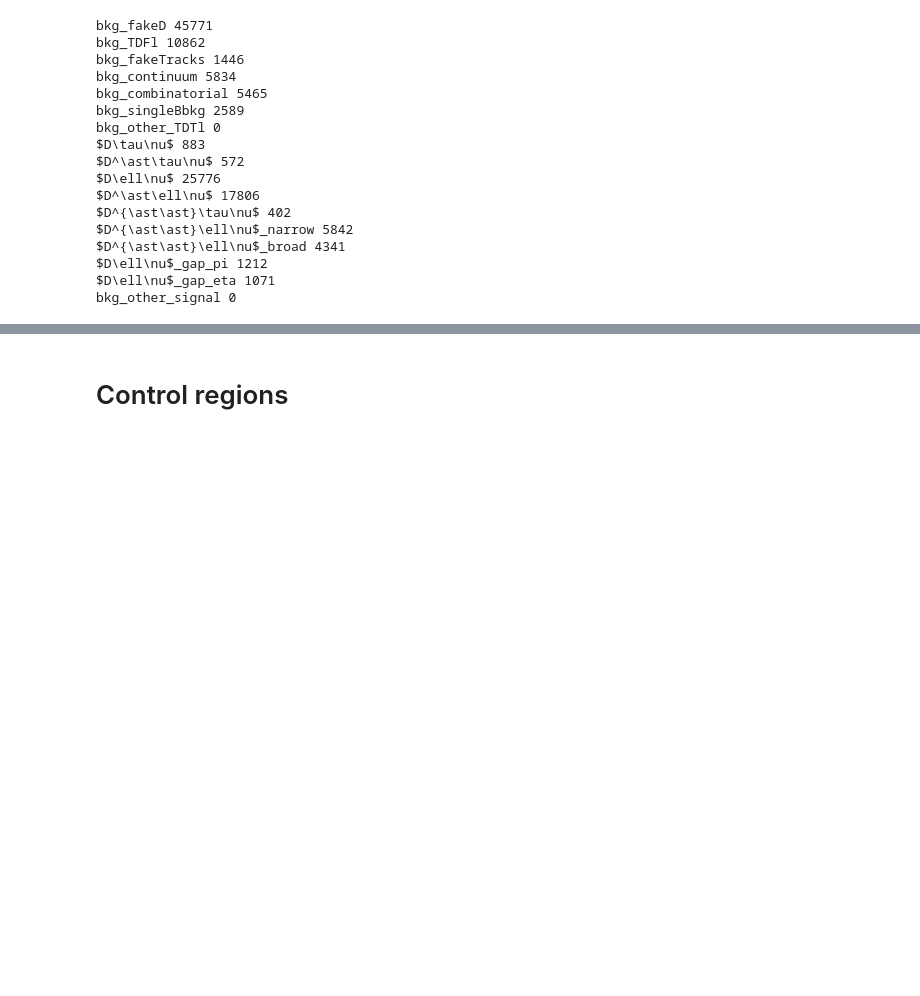
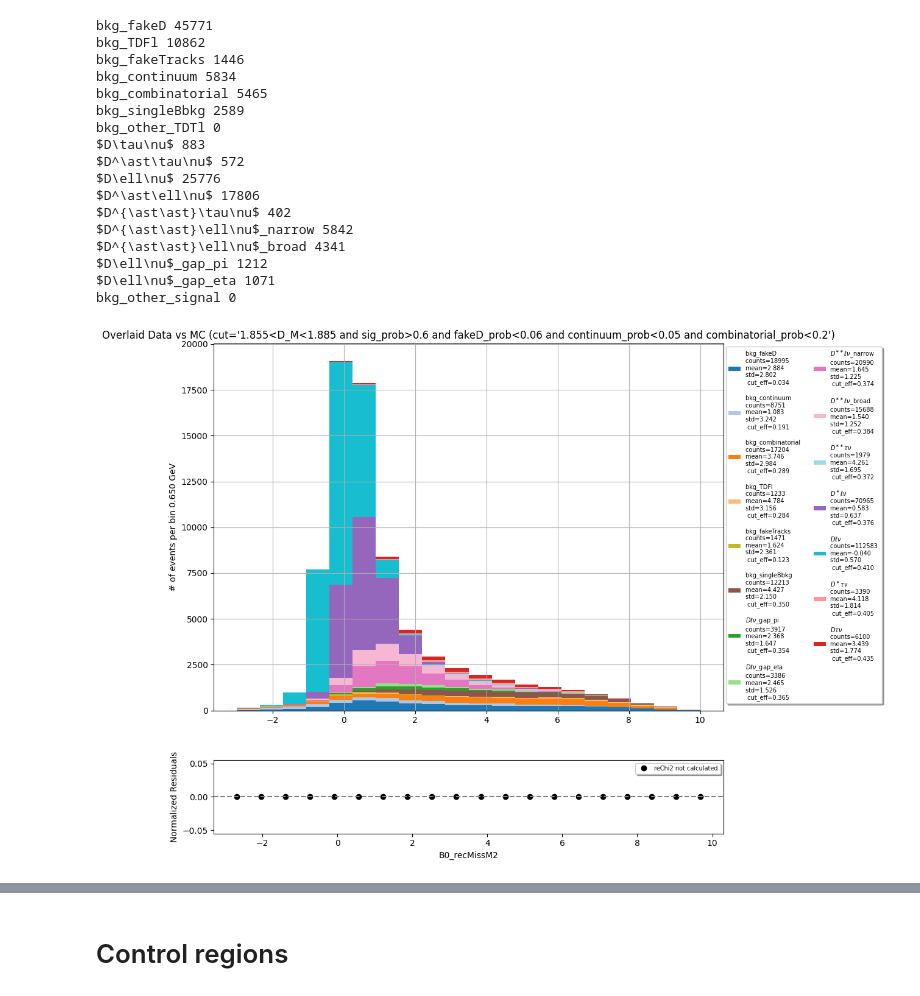
Before and after one commit to zjkjsd/inclusive_R_D, a Jupyter notebook: Notebooks/Plotting/2_PlotNtuple_norm.ipynb, the cells around one changed output, grey strips where cells are left out. Cells and saved outputs as stored; diff of their text form; code cells hidden in the pictures; blank space fills up the shorter version.

```diff
--- a/Notebooks/Plotting/2_PlotNtuple_norm.ipynb
+++ b/Notebooks/Plotting/2_PlotNtuple_norm.ipynb
@@ -40,21 +41,21 @@ data_4S_loose = uproot.concatenate(['../../Samples/Data/e_channel/proc16_4S_lgb_
 df_mc_4S_loose = pd.DataFrame(MC_4S_loose)
 df_data_4S_loose = pd.DataFrame(data_4S_loose)
 # %%
-columns += ['B0_CMS3_weQ2lnuSimple']
+# columns += ['B0_CMS3_weQ2lnuSimple']
 
-MC15ri_4S = uproot.concatenate(['../../Samples/MC15ri/e_channel/local_200fb_control/*.root:B0'],
-                          library="np",
-                          cut = cut,
-                          filter_branch=lambda branch: branch.name in columns)
+# MC15ri_4S = uproot.concatenate(['../../Samples/MC15ri/e_channel/local_200fb_control/*.root:B0'],
+#                           library="np",
+#                           cut = cut,
+#                           filter_branch=lambda branch: branch.name in columns)
 
-df_mc15ri_4S = pd.DataFrame(MC15ri_4S)
+# df_mc15ri_4S = pd.DataFrame(MC15ri_4S)
 
-for df in [df_mc15ri_4S,]:
-    # df.eval(f'cos_D_l = (D_px*ell_px + D_py*ell_py + D_pz*ell_pz)/(D_p*ell_p)', inplace=True)
-    df.eval('B_D_ReChi2 = B0_vtxReChi2 + D_vtxReChi2', inplace=True)
-    df.eval('p_D_l = D_CMS_p + ell_CMS_p', inplace=True)
+# for df in [df_mc15ri_4S,]:
+#     # df.eval(f'cos_D_l = (D_px*ell_px + D_py*ell_py + D_pz*ell_pz)/(D_p*ell_p)', inplace=True)
+#     df.eval('B_D_ReChi2 = B0_vtxReChi2 + D_vtxReChi2', inplace=True)
+#     df.eval('p_D_l = D_CMS_p + ell_CMS_p', inplace=True)
 
-df_mc15ri_4S_lgb = util.apply_mva_bcs(df_mc15ri_4S, training_variables, lgb_loose, library='lgbm')
-df_mc15ri_4S_lgb['B0_recQ2BhSimple'] = df_mc15ri_4S_lgb['B0_CMS3_weQ2lnuSimple']
-samples_mc15ri_4S=util.classify_mc_dict(df_mc15ri_4S_lgb, 'e', template=False)
-mpl_mc15ri_4S=util.mpl(samples_mc15ri_4S,df_data_4S_loose)
+# df_mc15ri_4S_lgb = util.apply_mva_bcs(df_mc15ri_4S, training_variables, lgb_loose, library='lgbm')
+# df_mc15ri_4S_lgb['B0_recQ2BhSimple'] = df_mc15ri_4S_lgb['B0_CMS3_weQ2lnuSimple']
+# samples_mc15ri_4S=util.classify_mc_dict(df_mc15ri_4S_lgb, 'e', template=False)
+# mpl_mc15ri_4S=util.mpl(samples_mc15ri_4S,df_data_4S_loose)
@@ -127,3 +197,13 @@ $D^{\ast\ast}\ell\nu$_broad 4341
 $D\ell\nu$_gap_pi 1212
 $D\ell\nu$_gap_eta 1071
 bkg_other_signal 0
+# %%
+# showing the fake D and sidebands in D_M
+b1 = np.linspace(-3,10,21)
+weights={'all_mc':0.25}
+data_hist_all, mc_hist_all = mpl_mc.plot_data_mc_stacked(
+    variable='B0_recMissM2',bins=b1,cut=f'1.855<D_M<1.885 and {lgb_tight}',mask=[],
+    figsize=(12,9),ratio=False,legend_nc=2,legend_fs=7,weights=weights,
+    apply_eventByEvent_correction=True, eventByEvent_weight_col='total_PID_weight')
+# %% [output]
+[figure, added]
```
Also changed, not shown: parts of 26 cells of this notebook, 18 other files.
